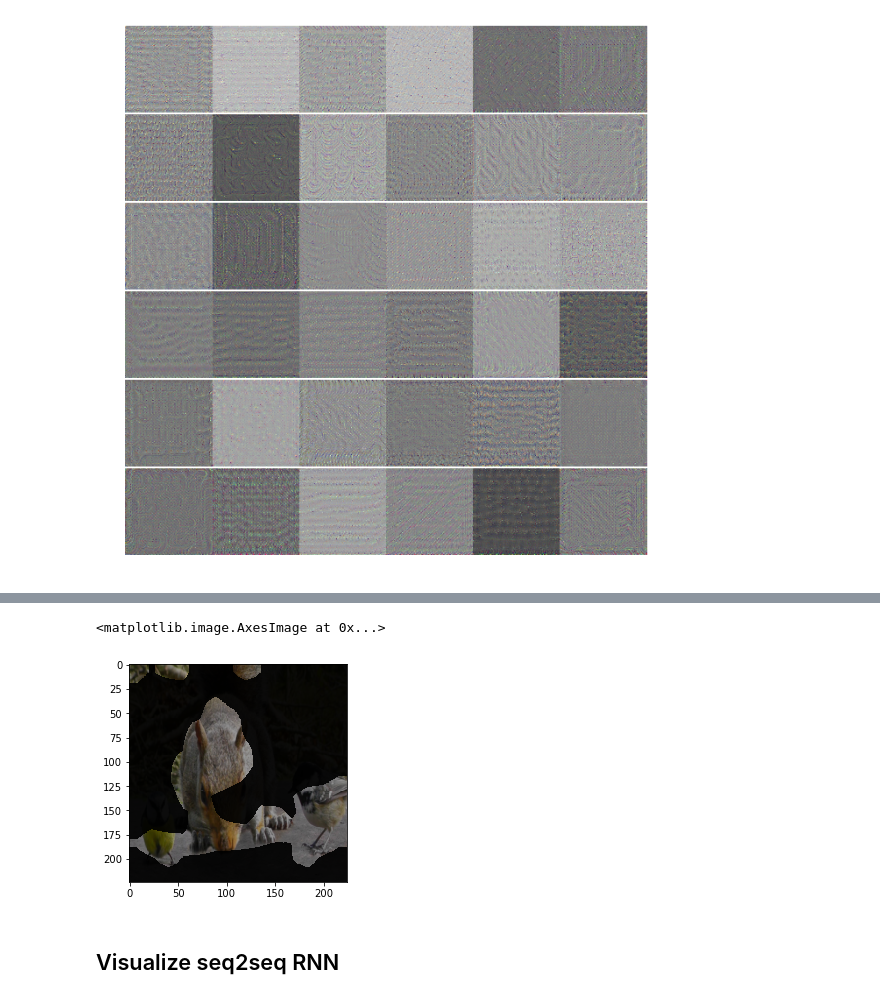
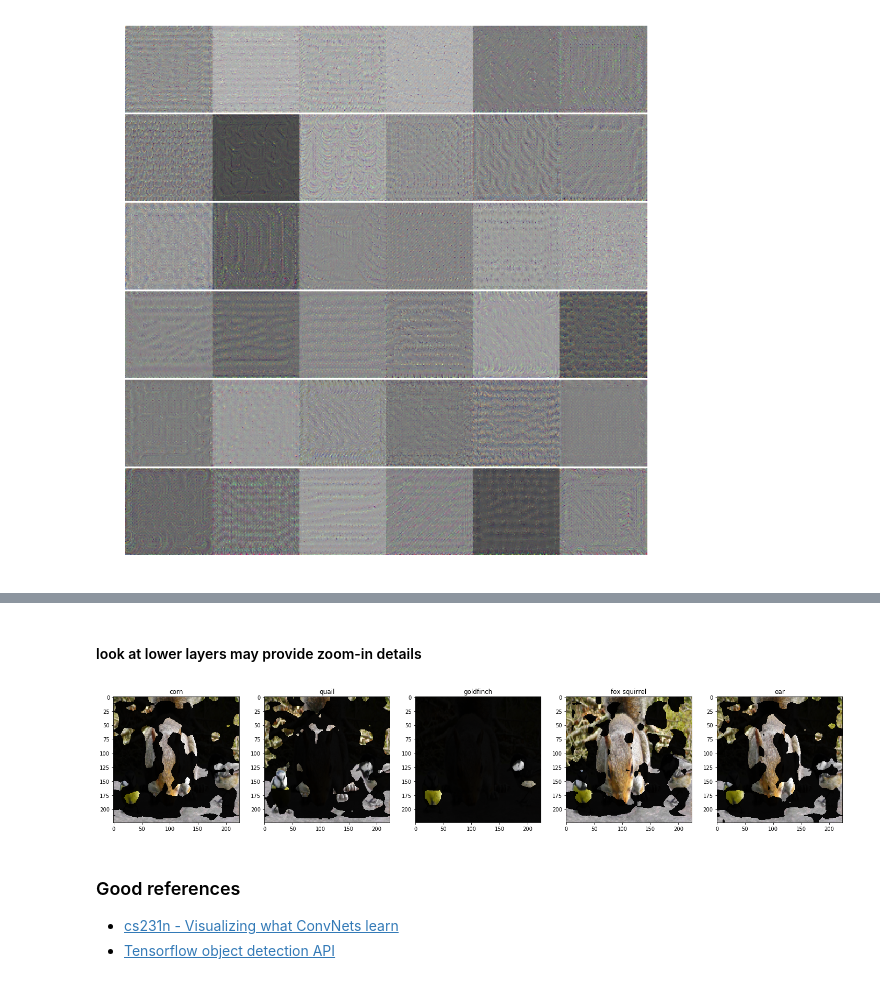
Before and after one commit to dolaameng/deeplearning-exploration, a Jupyter notebook: notebooks/pytorch_notes/TALK - Making sense of models using visualization.ipynb, the cells around one changed output, grey strips where cells are left out. Cells and saved outputs as stored; diff of their text form; code cells hidden in the pictures.

Commit message:
add model visualization

```diff
--- a/notebooks/pytorch_notes/TALK - Making sense of models using visualization.ipynb
+++ b/notebooks/pytorch_notes/TALK - Making sense of models using visualization.ipynb
@@ -110,7 +102,12 @@ preprocess = transforms.Compose([
 postprocess = transforms.ToPILImage()
 
 img2var = lambda img: Variable(preprocess(img).unsqueeze(dim=0)).cuda()
-var2img = lambda var: postprocess(var.cpu().data).squeeze().numpy()
+def var2img(img_var):
+    original_image = img_var.squeeze().cpu().data.numpy().transpose([1, 2, 0])
+    mean = np.array([.485, .456, .406])
+    std = np.array([.229, .224, .225])
+    original_image = original_image * std + mean
+    return original_image
 
 ## get top n predictions
 def top_n_classes(predictions, n=5):
@@ -252,7 +253,7 @@ class NewVgg16(nn.Module):
         out = self.model.classifier(out)
         return out
 
-def plot_cam(vgg_model, img_var, ith_layer):
+def plot_cam(vgg_model, img_var, ith_layer, threshold = 125):
 
     # evaluate to predictions
     newvgg16 = NewVgg16(vgg_model, [ith_layer]).cuda()
@@ -263,6 +264,8 @@ def plot_cam(vgg_model, img_var, ith_layer):
     # for each of top predictions
     cam_imgs = []
     for i in range(5):
+
+        predictions = newvgg16(img_var)
         loss = predictions[:, top_classes["class"].iloc[i]]
         newvgg16.zero_grad()
         loss.backward(retain_graph=True) # freeze the dynamic graph
@@ -278,16 +281,19 @@ def plot_cam(vgg_model, img_var, ith_layer):
         heatmap = np.matmul(feat_map.reshape([n_channels,-1]).transpose([1, 0]), weights).reshape(map_width, map_height)
         heatmap = (heatmap - heatmap.min()) / (heatmap.max() - heatmap.min())
         # resize heatmap to match original
-        scaled_heatmap = imresize(heatmap, (224, 224)) > 125
+        scaled_heatmap = imresize(heatmap, (224, 224)) >= threshold
         # reconstruct original image from tensor
-        original_image = img_var.squeeze().cpu().data.numpy().transpose([1, 2, 0])
-        mean = np.array([.485, .456, .406])
-        std = np.array([.229, .224, .225])
-        original_image = original_image * std + mean
+        original_image = var2img(img_var)
         # overlay prediction heatmap with original
-        overlayed = np.stack([0.55*scaled_heatmap*original_image[:,:,i] + 0.05*original_image[:,:,i]
+        overlayed = np.stack([0.95*scaled_heatmap*original_image[:,:,i] + 0.05*original_image[:,:,i]
                       for i in range(3)], axis=2)
         cam_imgs.append(overlayed)
+    # plot
+    fig, axes = plt.subplots(1, 5, figsize=(5*5, 5))
+    axes = axes.ravel()
+    for i, (ax, cam_img) in enumerate(zip(axes, cam_imgs)):
+        ax.imshow(cam_img)
+        ax.set_title(top_classes["names"].iloc[i].split(",")[0])
     return cam_imgs
 # %%
 cam_imgs = plot_cam(vgg16, img_var, ith_layer=28)
@@ -333,9 +302,10 @@ plt.imshow(original_image)
-# %%
-overlayed = np.stack([0.55*scaled_heatmap*original_image[:,:,i] + 0.05*original_image[:,:,i]
-                      for i in range(3)], axis=2)
-plt.imshow(overlayed)
-# %% [output]
-<matplotlib.image.AxesImage at 0x...>
-[figure, removed]
-# %% [markdown]
-## Visualize seq2seq RNN
+# %% [markdown]
+#### look at lower layers may provide zoom-in details
+# %%
+cam_imgs = plot_cam(vgg16, img_var, ith_layer=21)
+# %% [output]
+[figure, added]
+# %% [markdown]
+### Good references
+- [cs231n - Visualizing what ConvNets learn](http://cs231n.github.io/understanding-cnn/)
+- [Tensorflow object detection API](https://research.googleblog.com/2017/06/supercharge-your-computer-vision-models.html)
```
Also changed, not shown: parts of 21 cells of this notebook.
